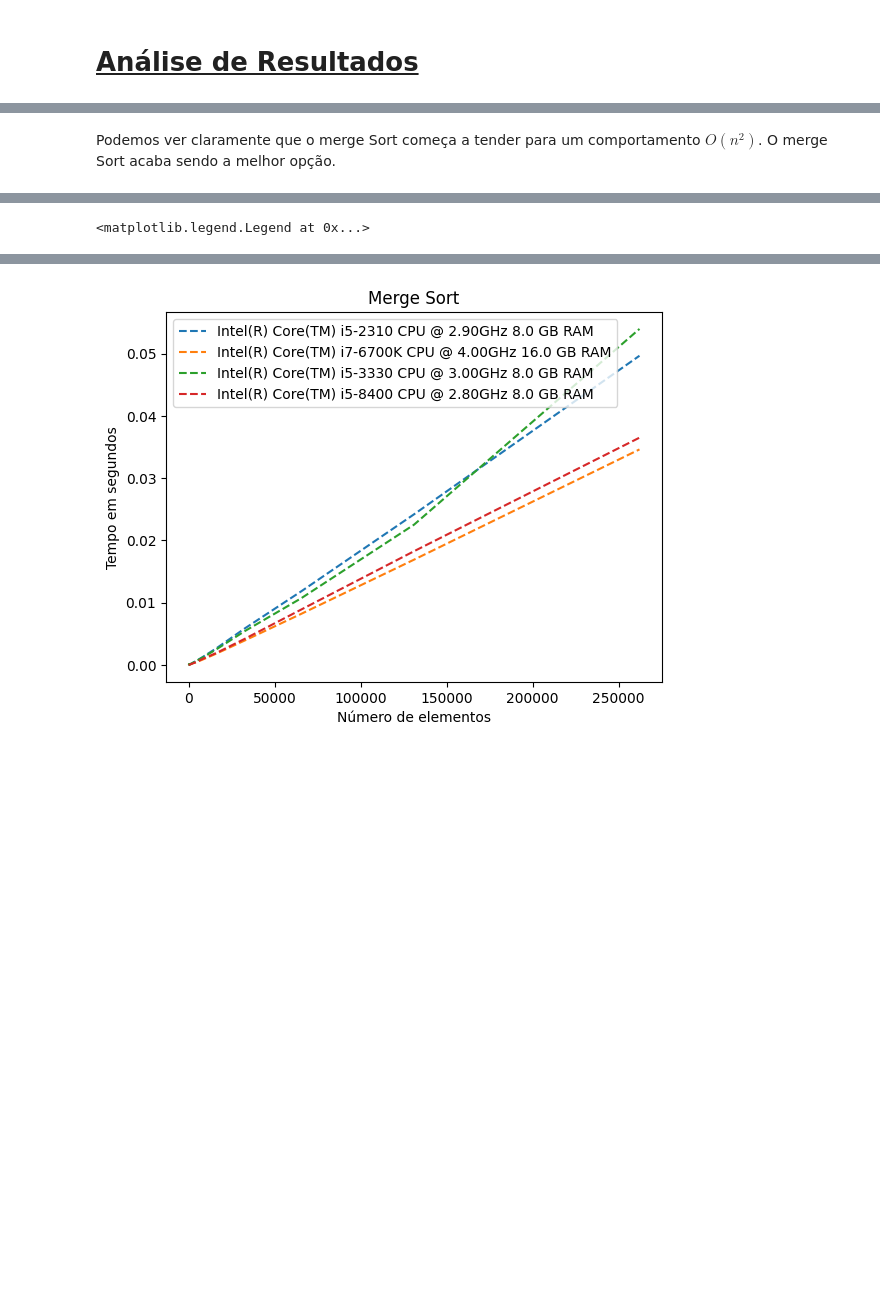
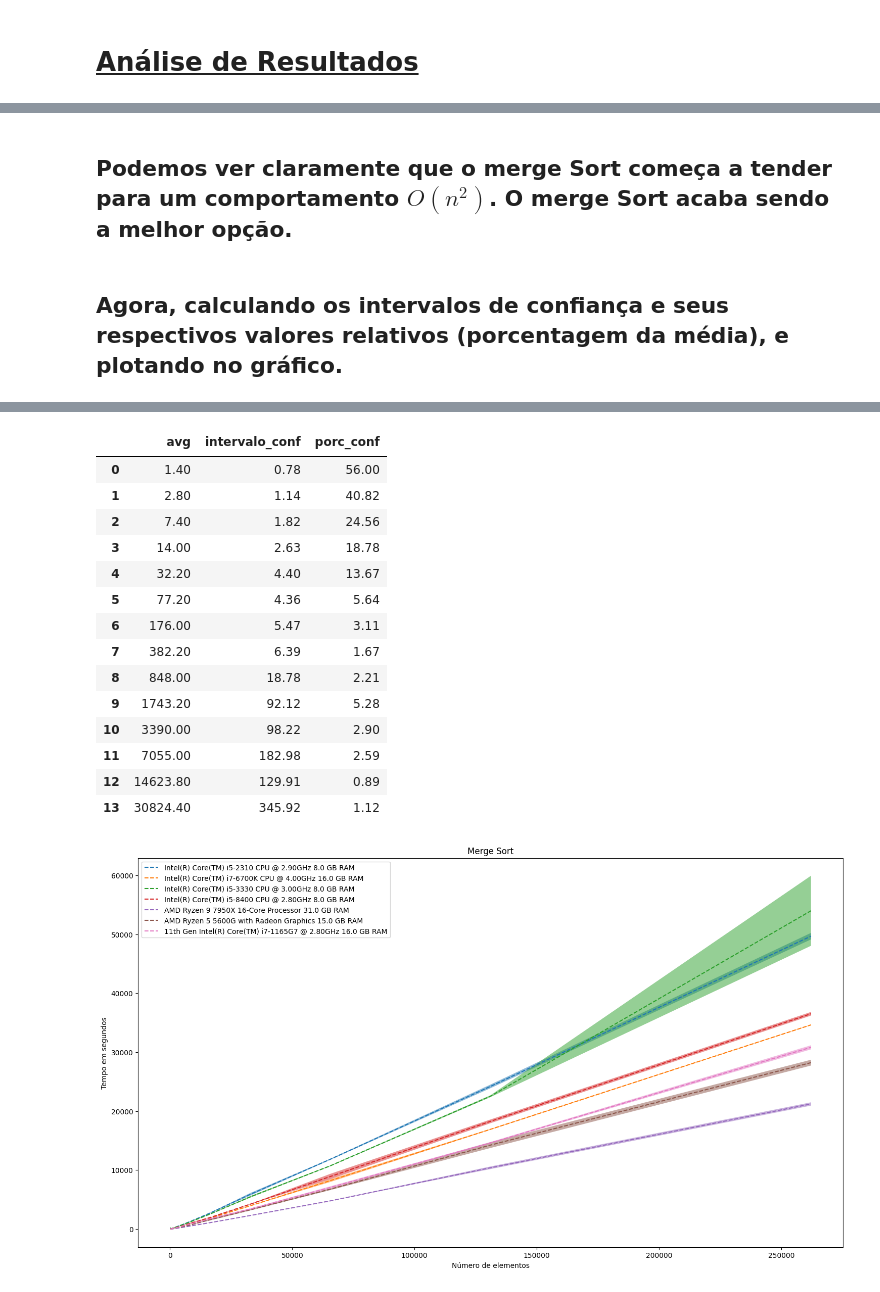
Before and after one commit to GuilhermeVaz1/Projeto_Probabilidade_Estatistica, a Jupyter notebook: analysis.ipynb, the cells around one changed output, grey strips where cells are left out. Drawn from its saved outputs; the diff is of its cells as text; code cells hidden in the pictures; blank space fills up the shorter version.

```diff
--- a/analysis.ipynb
+++ b/analysis.ipynb
@@ -24,18 +24,19 @@ cur.execute('SELECT * FROM bubble(1) WHERE size > 16')
 
 bubble_results = pd.DataFrame(cur.fetchall(), columns=[f'{cpu} {str(ram)} GB RAM', 'hardware_id', 'size', 'time1', 'time2', 'time3', 'time4', 'time5'])
 bubble_results = bubble_results.drop(['hardware_id'], axis=1)
-bubble_results['avg'] = bubble_results[['time1', 'time2', 'time3' , 'time4', 'time5']].mean(axis=1)/10e5
+bubble_results['avg'] = bubble_results[['time1', 'time2', 'time3' , 'time4', 'time5']].mean(axis=1)
 
 cur.execute('SELECT * FROM merge(1) WHERE size > 16')
 merge_results = pd.DataFrame(cur.fetchall(), columns=[f'{cpu} {str(ram)} GB RAM', 'hardware_id', 'size', 'time1', 'time2', 'time3', 'time4', 'time5'])
 merge_results = merge_results.drop(['hardware_id'], axis=1)
-merge_results['avg'] = merge_results[['time1', 'time2', 'time3' , 'time4', 'time5']].mean(axis=1)/10e5
+merge_results['avg'] = merge_results[['time1', 'time2', 'time3' , 'time4', 'time5']].mean(axis=1)
 
 cur.execute('SELECT * FROM quick(1) WHERE size > 16')
 quick_results = pd.DataFrame(cur.fetchall(), columns=[f'{cpu} {str(ram)} GB RAM', 'hardware_id', 'size', 'time1', 'time2', 'time3', 'time4', 'time5'])
 quick_results = quick_results.drop(['hardware_id'], axis=1)
-quick_results['avg'] = quick_results[['time1', 'time2', 'time3' , 'time4', 'time5']].mean(axis=1)/10e5
+quick_results['avg'] = quick_results[['time1', 'time2', 'time3' , 'time4', 'time5']].mean(axis=1)
 
+plt.figure(figsize=(18,10))
 plt.plot(quick_results['size'].tolist(), quick_results['avg'].tolist(), 'r', label='quick sort')
 plt.plot(merge_results['size'].tolist(), merge_results['avg'].tolist(), 'y', label='merge sort')
 plt.plot(bubble_results['size'].tolist(), bubble_results['avg'].tolist(), 'b', label='bubble sort')
@@ -65,19 +67,30 @@ plt.show()
 # %% [markdown]
-Podemos ver claramente que o merge Sort começa a tender para um comportamento $O(n^2)$. O merge Sort acaba sendo a melhor opção.
+## Podemos ver claramente que o merge Sort começa a tender para um comportamento $O(n^2)$. O merge Sort acaba sendo a melhor opção.
+# %% [markdown]
+## Agora, calculando os intervalos de confiança e seus respectivos valores relativos (porcentagem da média), e plotando no gráfico.
 # %%
+pd.options.display.float_format = '{:.2f}'.format
 cur.execute('SELECT cpu, ram FROM hardware')
+plt.figure(figsize=(18,10))
 for cpu, ram in cur.fetchall():
     cur.execute(f"SELECT id FROM hardware WHERE cpu='{cpu}' AND ram={ram}")
     hardware_id = cur.fetchone()[0]
     cur.execute(f'SELECT * FROM merge({hardware_id}) WHERE size > 16')
     merge_results = pd.DataFrame(cur.fetchall(), columns=[f'{cpu} {str(ram)} GB RAM', 'hardware_id', 'size', 'time1', 'time2', 'time3', 'time4', 'time5'])
-    merge_results['avg'] = merge_results[['time1', 'time2', 'time3' , 'time4', 'time5']].mean(axis=1)/10e5
-    merge_results['desv_pad'] = merge_results[['time1', 'time2', 'time3' , 'time4', 'time5']].std(axis=1, ddof=1)/10e5
-    display(merge_results)
+    merge_results['avg'] = merge_results[['time1', 'time2', 'time3' , 'time4', 'time5']].mean(axis=1)
+    merge_results['desv_pad'] = merge_results[['time1', 'time2', 'time3' , 'time4', 'time5']].std(axis=1, ddof=1)
+    merge_results['intervalo_conf'] = 1.96*(merge_results['desv_pad']/np.sqrt(5))
+    merge_results['porc_conf'] = merge_results['intervalo_conf']*100/merge_results['avg']
+    # display(merge_results)
     plt.plot(merge_results['size'].tolist(), merge_results['avg'].tolist(), '--', label=f'{cpu} {ram} GB RAM')
+    plt.fill_between(merge_results['size'].tolist(), (merge_results['avg'] - merge_results['intervalo_conf']).tolist(), (merge_results['avg'] + merge_results['intervalo_conf']).tolist(), alpha=0.5)
     plt.title('Merge Sort')
+    display(merge_results[['avg', 'intervalo_conf', 'porc_conf']])
 
 plt.xlabel('Número de elementos')
 plt.ylabel('Tempo em segundos')
 plt.legend()
+# plt.xlim([0,8000])
+# plt.ylim([0,2000])
+plt.show()
 # %% [output]
@@ -144 +156,0 @@ plt.legend()
-<matplotlib.legend.Legend at 0x...>
@@ -145,2 +187,17 @@ plt.legend()
+|  | avg | intervalo_conf | porc_conf |
+| 0 | 1.40 | 0.78 | 56.00 |
+| 1 | 2.80 | 1.14 | 40.82 |
+| 2 | 7.40 | 1.82 | 24.56 |
+| 3 | 14.00 | 2.63 | 18.78 |
+| 4 | 32.20 | 4.40 | 13.67 |
+| 5 | 77.20 | 4.36 | 5.64 |
+| 6 | 176.00 | 5.47 | 3.11 |
+| 7 | 382.20 | 6.39 | 1.67 |
+| 8 | 848.00 | 18.78 | 2.21 |
+| 9 | 1743.20 | 92.12 | 5.28 |
+| 10 | 3390.00 | 98.22 | 2.90 |
+| 11 | 7055.00 | 182.98 | 2.59 |
+| 12 | 14623.80 | 129.91 | 0.89 |
+| 13 | 30824.40 | 345.92 | 1.12 |
-[figure, old version]
+[figure, new version]
 # %% [markdown]
```
Also changed, not shown: parts of 8 cells of this notebook, 1 other file.
